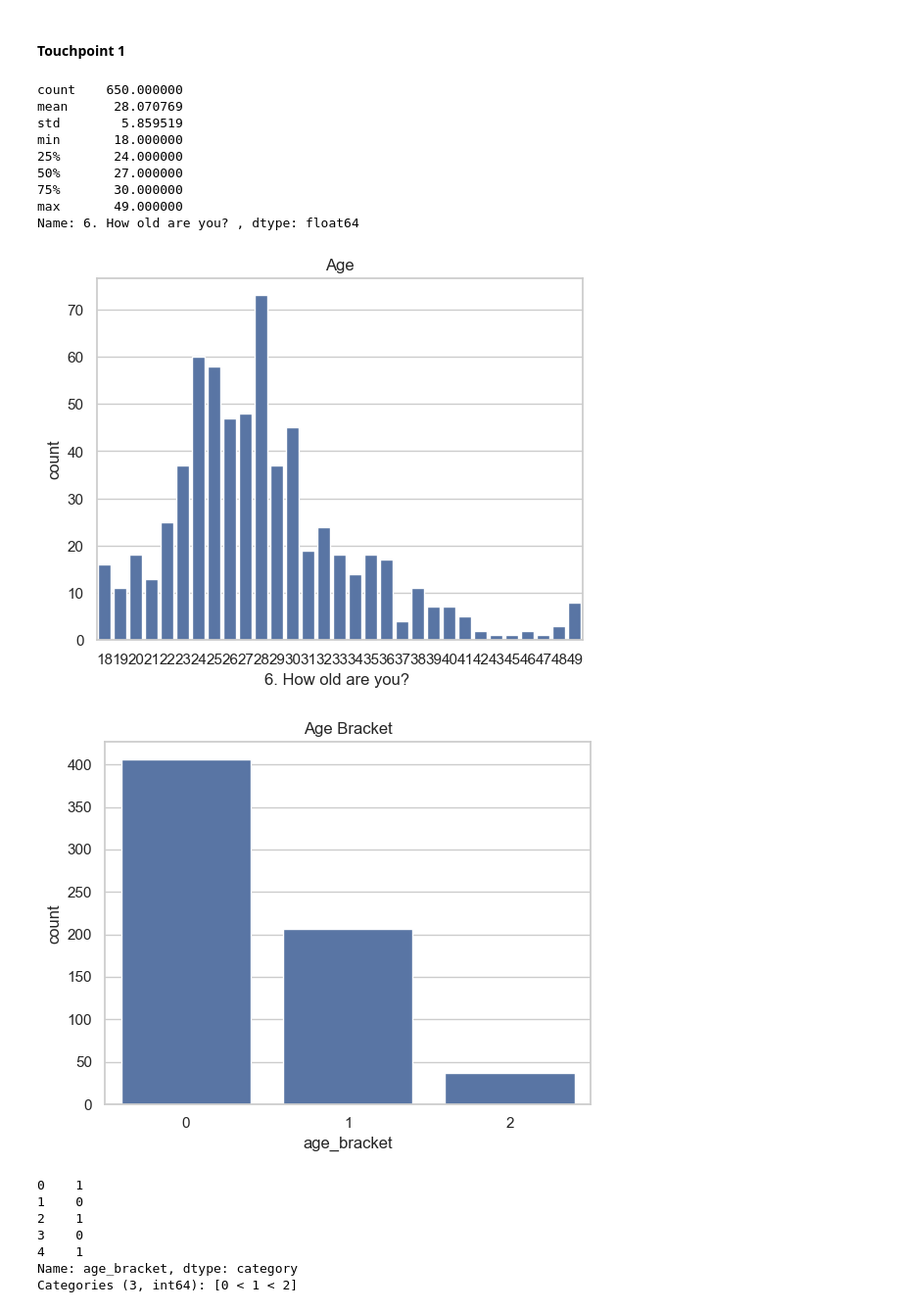
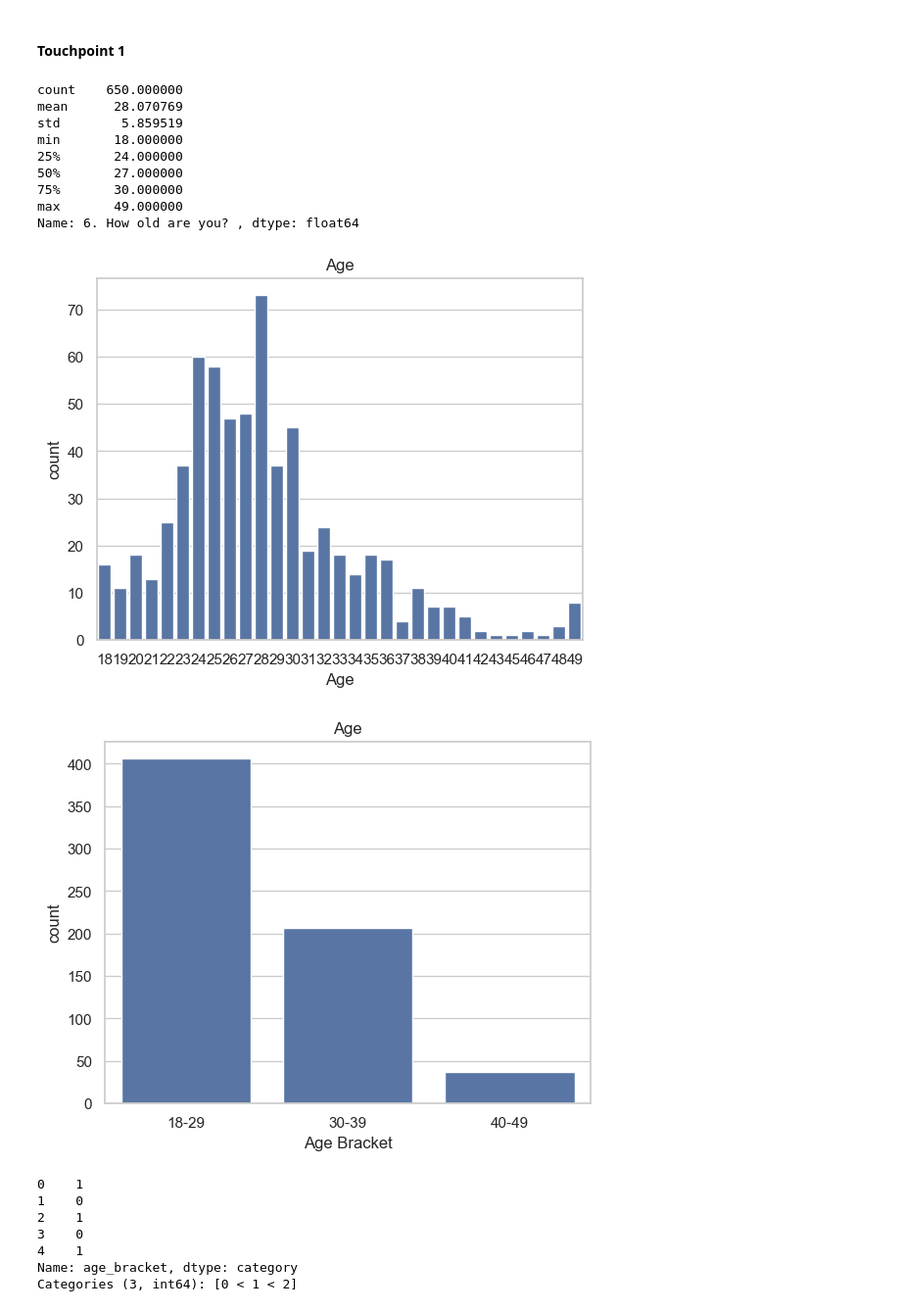
Before and after one commit to rngalvanbayer/Bayer_CPD_Digital_Conversion, a Jupyter notebook: cpd_main.ipynb, the cells around one changed output. Shown at 98% size. Cells and saved outputs as stored; diff of their text form; code cells hidden in the pictures.

```diff
--- a/cpd_main.ipynb
+++ b/cpd_main.ipynb
@@ -24,6 +24,7 @@ print(data['6. How old are you? '].describe())
 
 sns.countplot(x='6. How old are you? ', data=data)
 plt.title(label='Age')
+plt.xlabel("Age")
 plt.show()
 # %% [output]
 count    650.000000
@@ -35,21 +36,22 @@ min       18.000000
 75%       30.000000
 max       49.000000
 Name: 6. How old are you? , dtype: float64
-[figure, old version]
+[figure, new version]
 # %%
 cdata1 = pd.DataFrame()     # Dataframe for conversion 1
 temp = pd.DataFrame()
 age_bins =[0,29,39,100]
 age_labels = ['18-29','30-39','40-49']
 new_age_labels = [0,1,2]
 temp['age_bracket'] = pd.cut(data['6. How old are you? '], bins=age_bins, labels=age_labels, right=False)
 cdata1['age_bracket'] = pd.cut(data['6. How old are you? '], bins=age_bins, labels=new_age_labels, right=False)
 
-sns.countplot(x='age_bracket', data=cdata1)
-plt.title(label='Age Bracket')
+sns.countplot(x='age_bracket', data=temp)
+plt.title(label='Age')
+plt.xlabel("Age Bracket")
 plt.show()
 # %% [output]
-[figure, old version]
+[figure, new version]
 # %%
 cdata1['age_bracket'].head()
 # %% [output]
```
Also changed, not shown: parts of 8 cells of this notebook, 2 other files.
